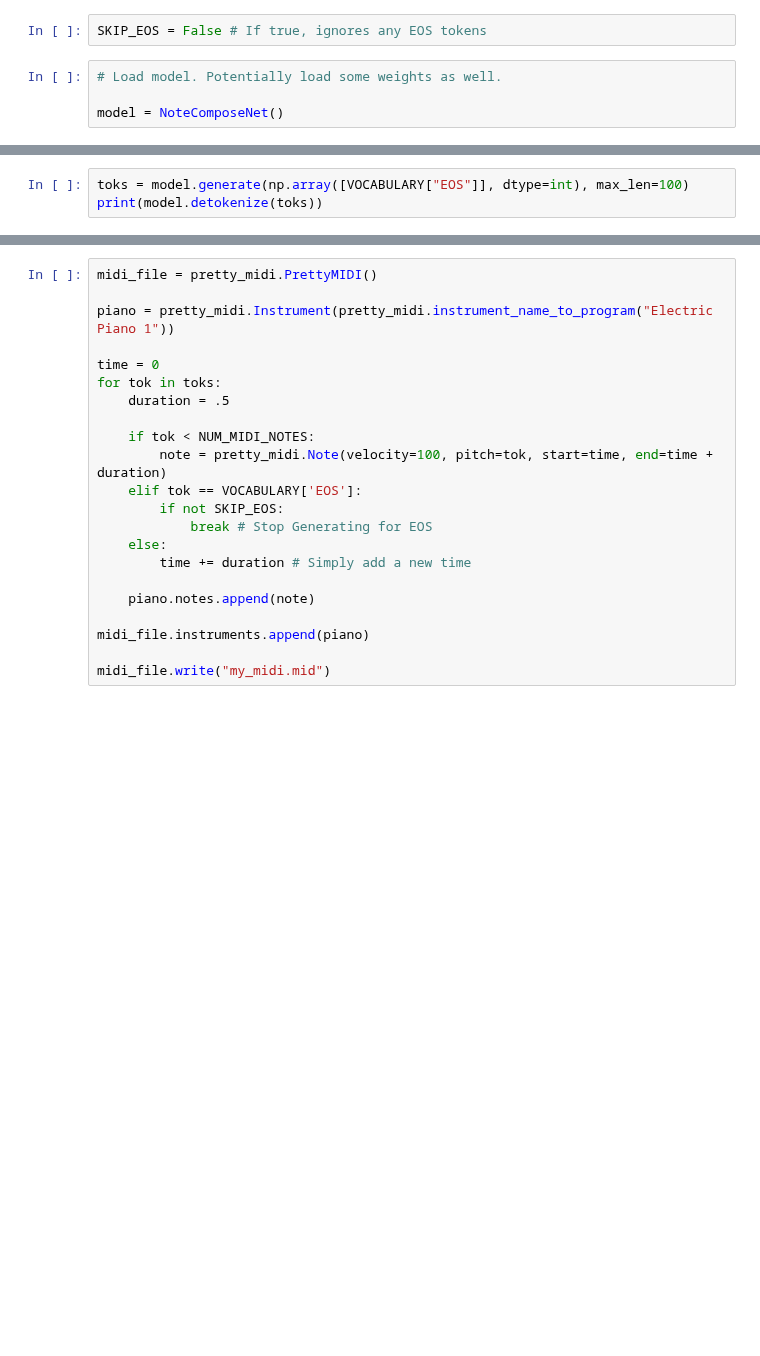
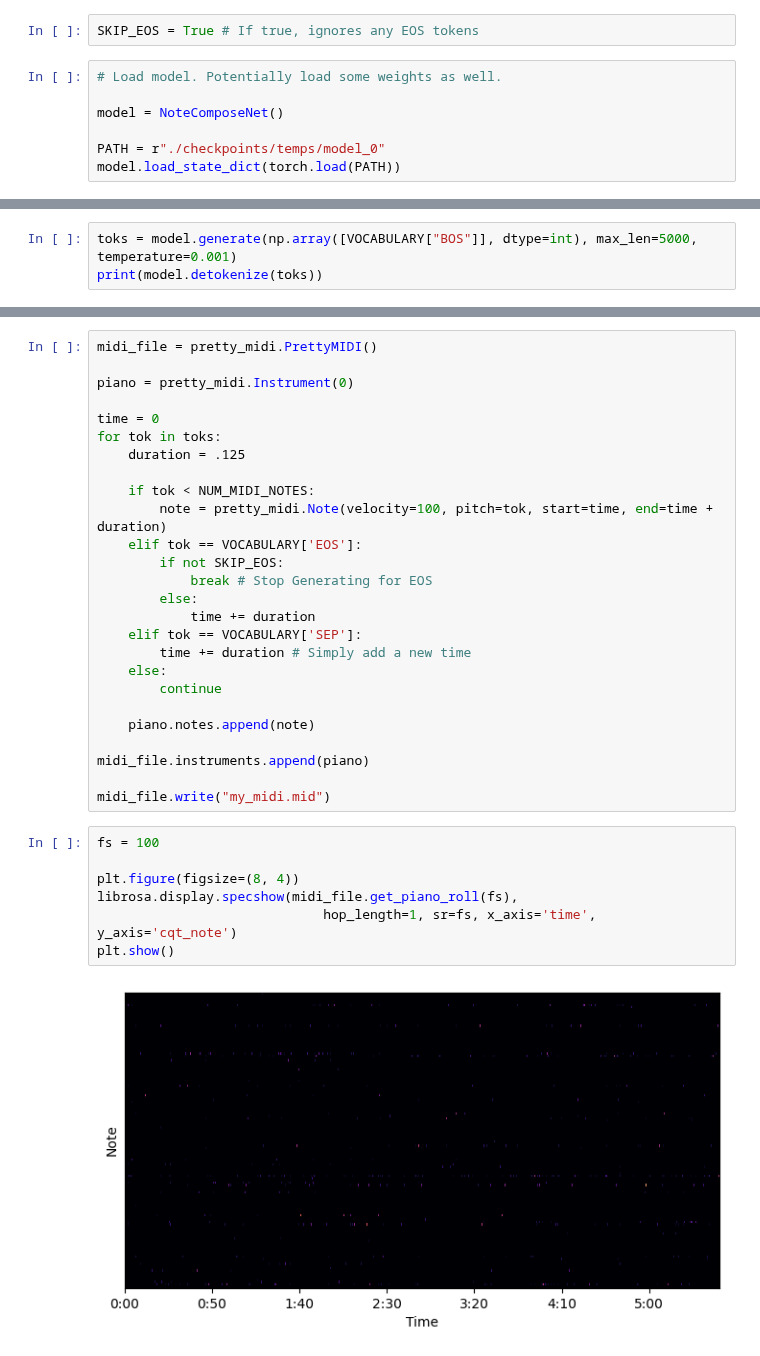
Before and after one commit to TheRealAnonymous008/ML-Playground, a Jupyter notebook: Composer/gen.ipynb, the cells around one changed output, grey strips where cells are left out. Saved outputs shown, nothing was run; the diff lists cells and outputs as text; blank space fills up the shorter version.

```diff
--- a/Composer/gen.ipynb
+++ b/Composer/gen.ipynb
@@ -13,6 +15,9 @@ The autoreload extension is already loaded. To reload it, use:
 # %%
-SKIP_EOS = False # If true, ignores any EOS tokens
+SKIP_EOS = True # If true, ignores any EOS tokens
 # %%
 # Load model. Potentially load some weights as well.
 
 model = NoteComposeNet()
+
+PATH = r"./checkpoints/temps/model_0"
+model.load_state_dict(torch.load(PATH))
@@ -19,4 +26,4 @@ model = NoteComposeNet()
 # %%
-toks = model.generate(np.array([VOCABULARY["EOS"]], dtype=int), max_len=100)
+toks = model.generate(np.array([VOCABULARY["BOS"]], dtype=int), max_len=5000, temperature=0.001)
 print(model.detokenize(toks))
 # %% [output]
@@ -24,22 +35,35 @@ print(model.detokenize(toks))
 # %%
 midi_file = pretty_midi.PrettyMIDI()
 
-piano = pretty_midi.Instrument(pretty_midi.instrument_name_to_program("Electric Piano 1"))
+piano = pretty_midi.Instrument(0)
 
 time = 0
 for tok in toks:
-    duration = .5
+    duration = .125
 
     if tok < NUM_MIDI_NOTES:
         note = pretty_midi.Note(velocity=100, pitch=tok, start=time, end=time + duration)
     elif tok == VOCABULARY['EOS']:
         if not SKIP_EOS:
             break # Stop Generating for EOS
+        else:
+            time += duration
+    elif tok == VOCABULARY['SEP']:
+        time += duration # Simply add a new time
     else:
-        time += duration # Simply add a new time
+        continue
 
     piano.notes.append(note)
 
 midi_file.instruments.append(piano)
 
 midi_file.write("my_midi.mid")
+# %%
+fs = 100
+
+plt.figure(figsize=(8, 4))
+librosa.display.specshow(midi_file.get_piano_roll(fs),
+                             hop_length=1, sr=fs, x_axis='time', y_axis='cqt_note')
+plt.show()
+# %% [output]
+[figure, added]
```
Also changed, not shown: parts of 4 cells of this notebook, 6 other files.
